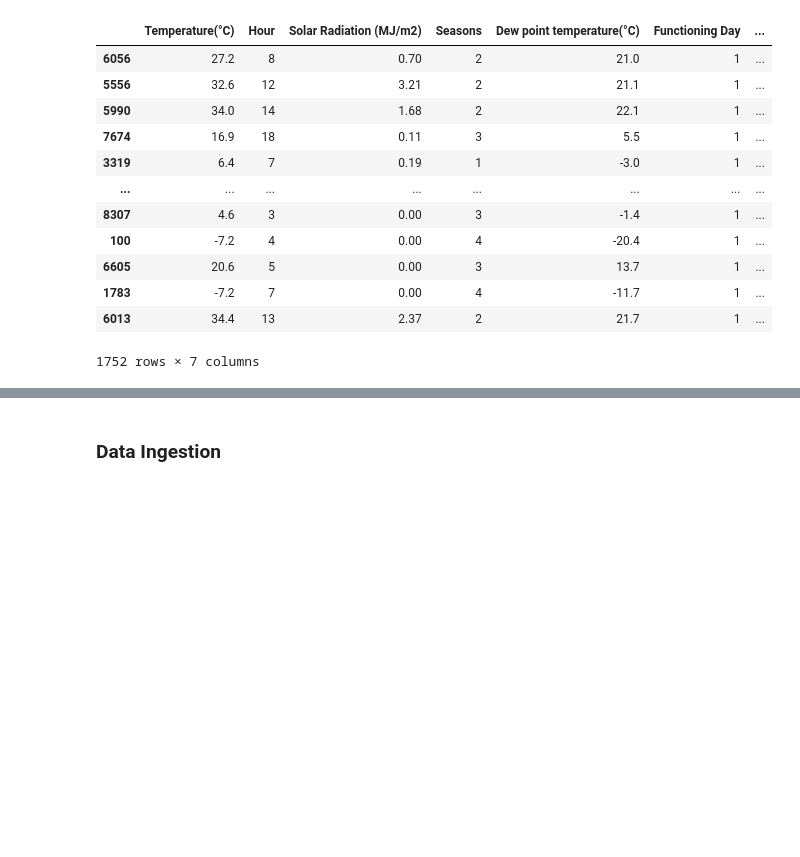
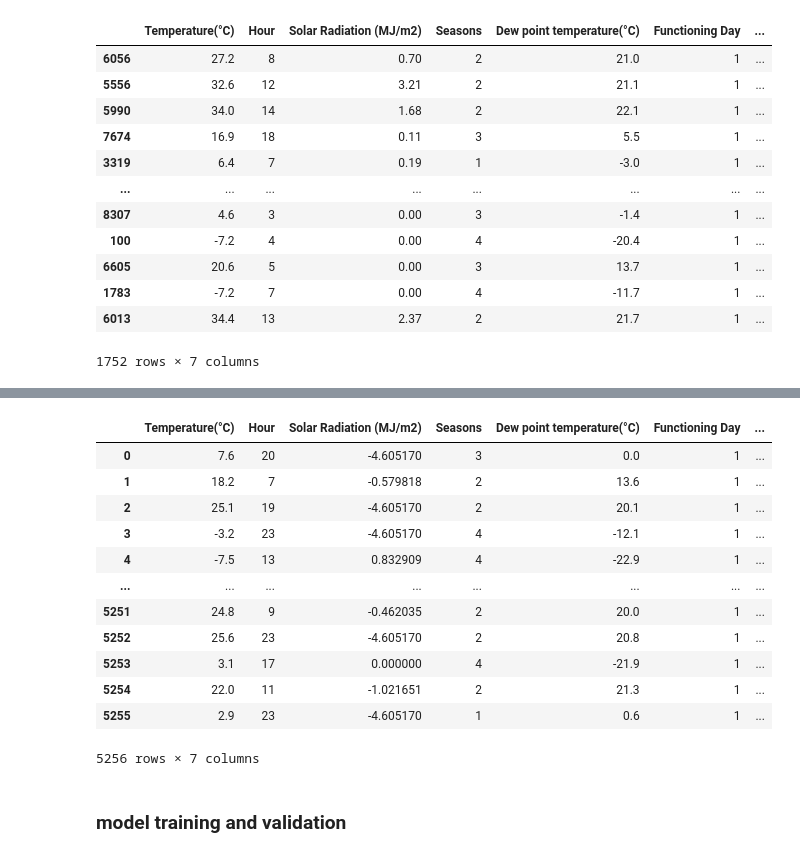
Before and after one commit to thobs-10/ml-mid-term-project, a Jupyter notebook: notebooks/eda.ipynb, the cells around one changed output, grey strips where cells are left out. Saved outputs shown, nothing was run; the diff lists cells and outputs as text; code cells hidden in the pictures; blank space fills up the shorter version.

```diff
--- a/notebooks/eda.ipynb
+++ b/notebooks/eda.ipynb
@@ -907,2 +710,0 @@ feat eng -> feature extraction, feature transformation, scaling, resampling(data
-# %% [markdown]
-### Data Ingestion
@@ -939,0 +711,16 @@ class DataIngestion(Component):
+# %%
+X_train
+# %% [output]
+|  | Temperature(°C) | Hour | Solar Radiation (MJ/m2) | Seasons | Dew point temperature(°C) | Functioning Day | ... |
+| 0 | 7.6 | 20 | -4.605170 | 3 | 0.0 | 1 | ... |
+| 1 | 18.2 | 7 | -0.579818 | 2 | 13.6 | 1 | ... |
+| 2 | 25.1 | 19 | -4.605170 | 2 | 20.1 | 1 | ... |
+| 3 | -3.2 | 23 | -4.605170 | 4 | -12.1 | 1 | ... |
+| 4 | -7.5 | 13 | 0.832909 | 4 | -22.9 | 1 | ... |
+| ... | ... | ... | ... | ... | ... | ... | ... |
+| 5251 | 24.8 | 9 | -0.462035 | 2 | 20.0 | 1 | ... |
+| 5252 | 25.6 | 23 | -4.605170 | 2 | 20.8 | 1 | ... |
+| 5253 | 3.1 | 17 | 0.000000 | 4 | -21.9 | 1 | ... |
+| 5254 | 22.0 | 11 | -1.021651 | 2 | 21.3 | 1 | ... |
+| 5255 | 2.9 | 23 | -4.605170 | 1 | 0.6 | 1 | ... |
+5256 rows × 7 columns
@@ -939,0 +731,2 @@ class DataIngestion(Component):
+# %% [markdown]
+### model training and validation
```
Also changed, not shown: parts of 52 cells of this notebook.
